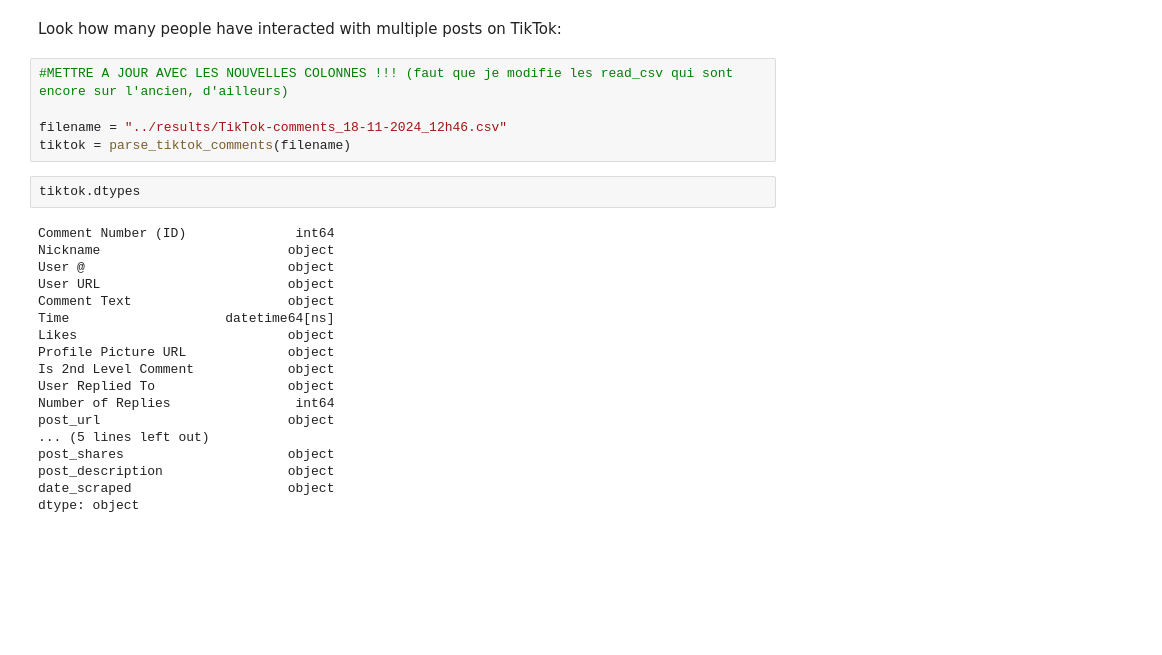
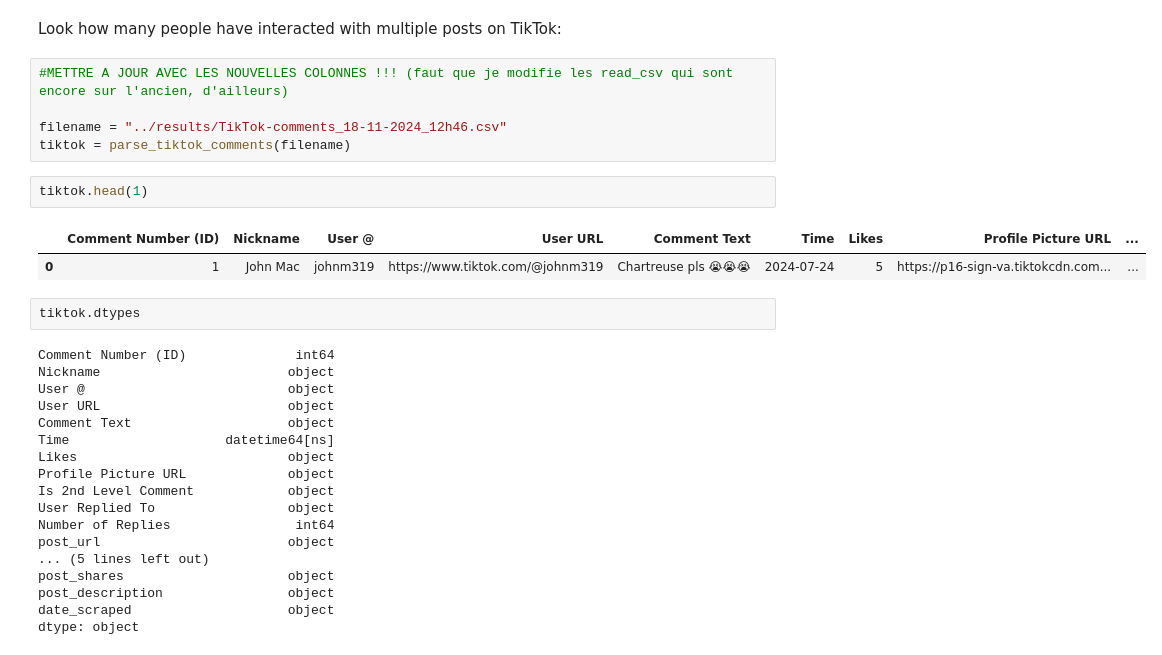
Before and after one commit to pouvoirdasha/sociology_scrapping, a Jupyter notebook: notebooks_stats_finetuning/network_analysis.ipynb, the cells around one changed output. Cells and saved outputs as stored; diff of their text form; blank space fills up the shorter version.

```diff
--- a/notebooks_stats_finetuning/network_analysis.ipynb
+++ b/notebooks_stats_finetuning/network_analysis.ipynb
@@ -19,6 +19,11 @@ Look how many people have interacted with multiple posts on TikTok:
 
 filename = "../results/TikTok-comments_18-11-2024_12h46.csv"
 tiktok = parse_tiktok_comments(filename)
+# %%
+tiktok.head(1)
+# %% [output]
+|  | Comment Number (ID) | Nickname | User @ | User URL | Comment Text | Time | Likes | Profile Picture URL | ... |
+| 0 | 1 | John Mac | johnm319 | https://www.tiktok.com/@johnm319 | Chartreuse pls 😭😭😭 | 2024-07-24 | 5 | https://p16-sign-va.tiktokcdn.com... | ... |
 # %%
 tiktok.dtypes
 # %% [output]
```
Also changed, not shown: 1 other file.
